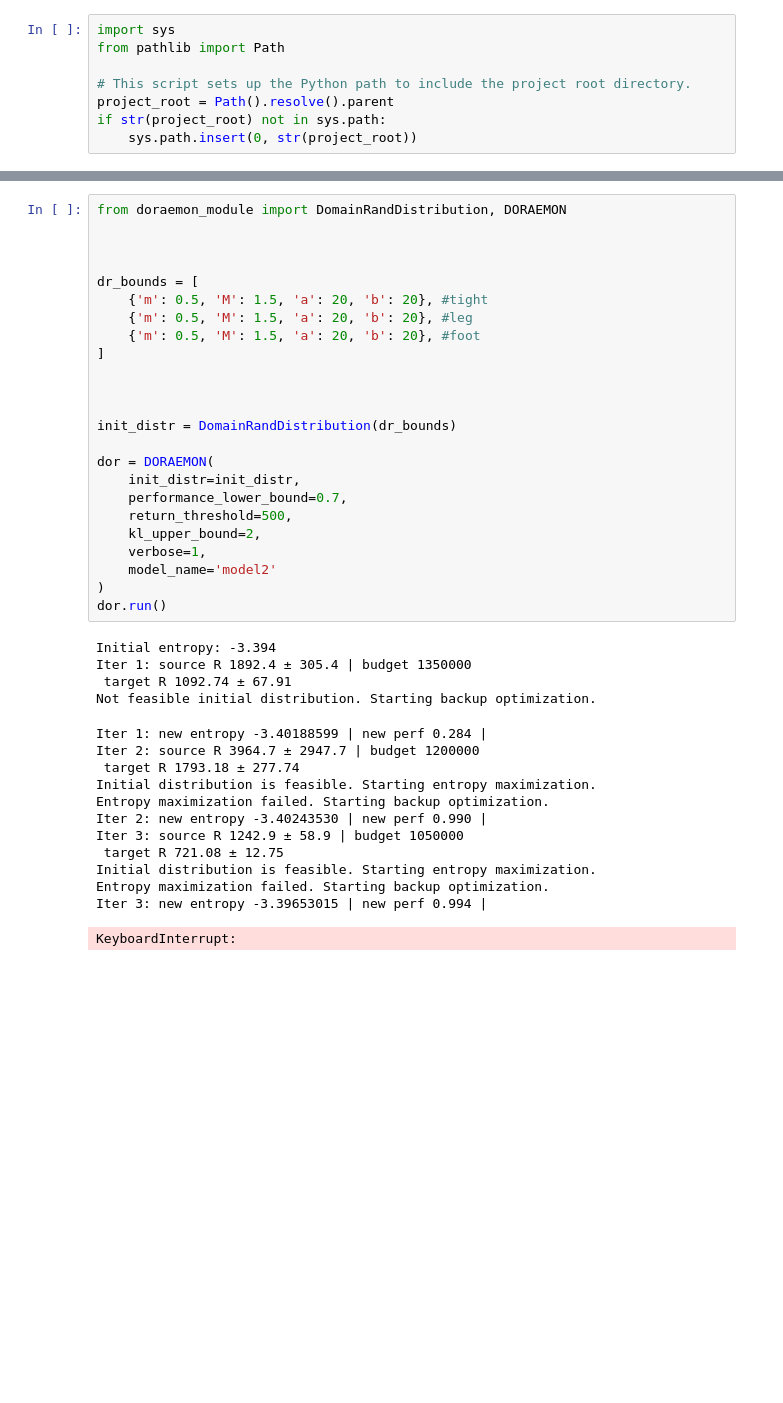
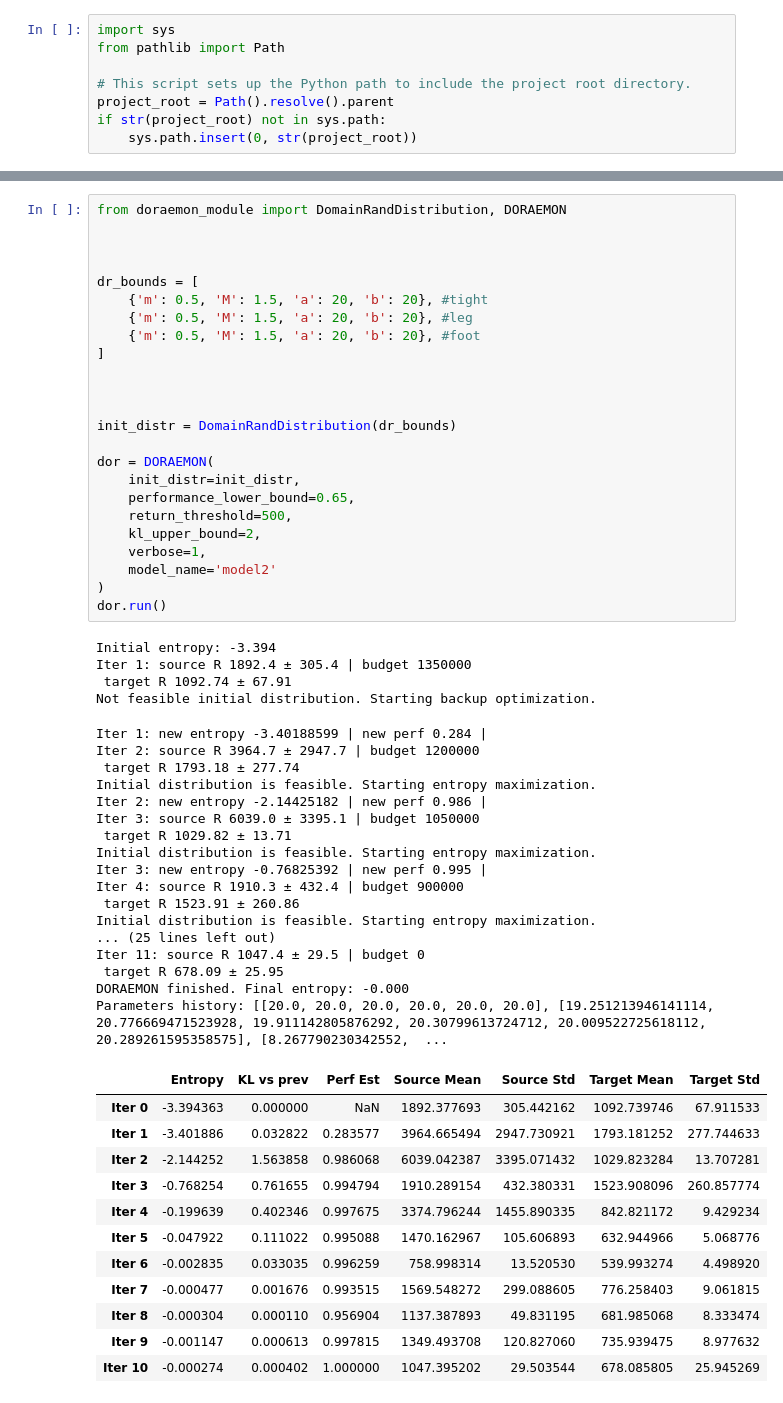
Before and after one commit to MaddalenaGhiotti/ReinforcementLearningProject, a Jupyter notebook: Letizia/Doraemon/main_doraemon.ipynb, the cells around one changed output, grey strips where cells are left out. Saved outputs shown, nothing was run; the diff lists cells and outputs as text; blank space fills up the shorter version.

```diff
--- a/Letizia/Doraemon/main_doraemon.ipynb
+++ b/Letizia/Doraemon/main_doraemon.ipynb
@@ -72,41 +72,58 @@ from doraemon_module import DomainRandDistribution, DORAEMON
 
 
 dr_bounds = [
     {'m': 0.5, 'M': 1.5, 'a': 20, 'b': 20}, #tight
     {'m': 0.5, 'M': 1.5, 'a': 20, 'b': 20}, #leg
     {'m': 0.5, 'M': 1.5, 'a': 20, 'b': 20}, #foot
 ]
 
 
 
 init_distr = DomainRandDistribution(dr_bounds)
 
 dor = DORAEMON(
     init_distr=init_distr,
-    performance_lower_bound=0.7,
+    performance_lower_bound=0.65,
     return_threshold=500,
     kl_upper_bound=2,
     verbose=1,
     model_name='model2'
 )
 dor.run()
 # %% [output]
 Initial entropy: -3.394
 Iter 1: source R 1892.4 ± 305.4 | budget 1350000
  target R 1092.74 ± 67.91
 Not feasible initial distribution. Starting backup optimization.
 Iter 1: new entropy -3.40188599 | new perf 0.284 |
 Iter 2: source R 3964.7 ± 2947.7 | budget 1200000
  target R 1793.18 ± 277.74
 Initial distribution is feasible. Starting entropy maximization.
-Entropy maximization failed. Starting backup optimization.
-Iter 2: new entropy -3.40243530 | new perf 0.990 |
-Iter 3: source R 1242.9 ± 58.9 | budget 1050000
- target R 721.08 ± 12.75
+Iter 2: new entropy -2.14425182 | new perf 0.986 |
+Iter 3: source R 6039.0 ± 3395.1 | budget 1050000
+ target R 1029.82 ± 13.71
 Initial distribution is feasible. Starting entropy maximization.
-Entropy maximization failed. Starting backup optimization.
-Iter 3: new entropy -3.39653015 | new perf 0.994 |
+Iter 3: new entropy -0.76825392 | new perf 0.995 |
+Iter 4: source R 1910.3 ± 432.4 | budget 900000
+ target R 1523.91 ± 260.86
+Initial distribution is feasible. Starting entropy maximization.
+... (25 lines left out)
+Iter 11: source R 1047.4 ± 29.5 | budget 0
+ target R 678.09 ± 25.95
+DORAEMON finished. Final entropy: -0.000
+Parameters history: [[20.0, 20.0, 20.0, 20.0, 20.0, 20.0], [19.251213946141114, 20.776669471523928, 19.911142805876292, 20.30799613724712, 20.009522725618112, 20.289261595358575], [8.267790230342552,  ...
-KeyboardInterrupt:
+|  | Entropy | KL vs prev | Perf Est | Source Mean | Source Std | Target Mean | Target Std |
+| Iter 0 | -3.394363 | 0.000000 | NaN | 1892.377693 | 305.442162 | 1092.739746 | 67.911533 |
+| Iter 1 | -3.401886 | 0.032822 | 0.283577 | 3964.665494 | 2947.730921 | 1793.181252 | 277.744633 |
+| Iter 2 | -2.144252 | 1.563858 | 0.986068 | 6039.042387 | 3395.071432 | 1029.823284 | 13.707281 |
+| Iter 3 | -0.768254 | 0.761655 | 0.994794 | 1910.289154 | 432.380331 | 1523.908096 | 260.857774 |
+| Iter 4 | -0.199639 | 0.402346 | 0.997675 | 3374.796244 | 1455.890335 | 842.821172 | 9.429234 |
+| Iter 5 | -0.047922 | 0.111022 | 0.995088 | 1470.162967 | 105.606893 | 632.944966 | 5.068776 |
+| Iter 6 | -0.002835 | 0.033035 | 0.996259 | 758.998314 | 13.520530 | 539.993274 | 4.498920 |
+| Iter 7 | -0.000477 | 0.001676 | 0.993515 | 1569.548272 | 299.088605 | 776.258403 | 9.061815 |
+| Iter 8 | -0.000304 | 0.000110 | 0.956904 | 1137.387893 | 49.831195 | 681.985068 | 8.333474 |
+| Iter 9 | -0.001147 | 0.000613 | 0.997815 | 1349.493708 | 120.827060 | 735.939475 | 8.977632 |
+| Iter 10 | -0.000274 | 0.000402 | 1.000000 | 1047.395202 | 29.503544 | 678.085805 | 25.945269 |
 # %%
 from doraemon_module import DomainRandDistribution, DORAEMON
 
```
Also changed, not shown: parts of 1 cell of this notebook, 5 other files.
